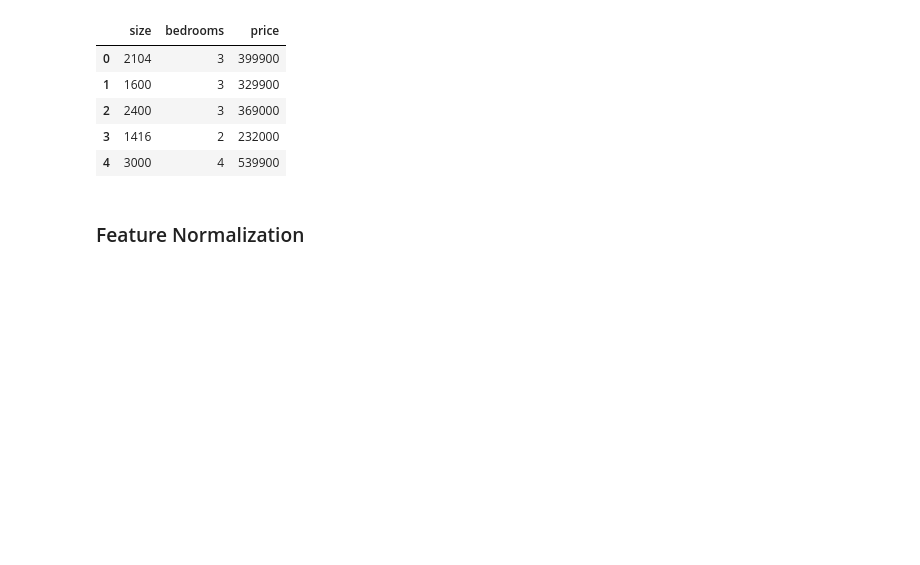
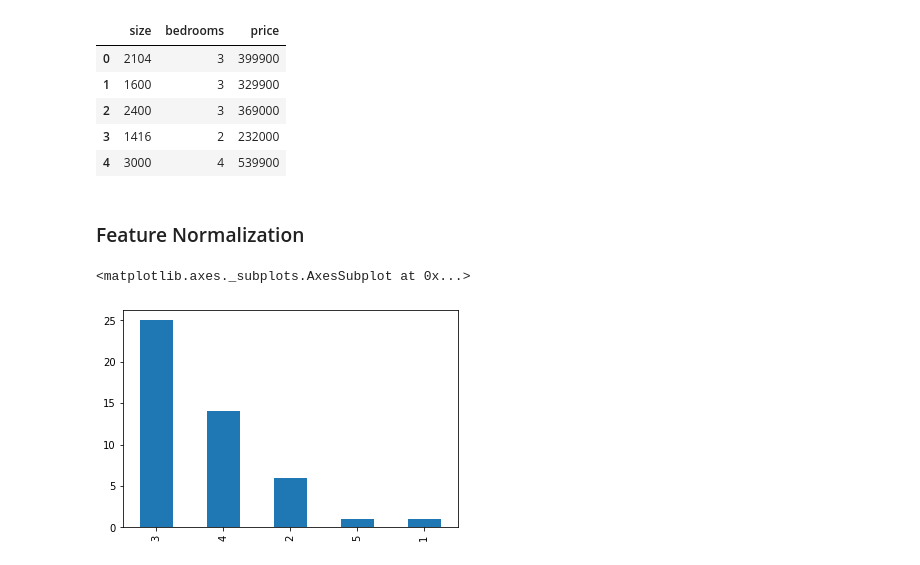
Before and after one commit to mina-parham/Coursera-MachineLearning-AndrewNg, a Jupyter notebook: exercise1/Exercise 1-Linear Regression.ipynb, the cells around one changed output. Saved outputs shown, nothing was run; the diff lists cells and outputs as text; code cells hidden in the pictures; blank space fills up the shorter version.

```diff
--- a/exercise1/Exercise 1-Linear Regression.ipynb
+++ b/exercise1/Exercise 1-Linear Regression.ipynb
@@ -96,3 +97,8 @@ data_x=np.c_[data.loc[:,'size':'bedrooms']].astype('float')
 data_y=np.c_[data['price']].astype('float')
 # %% [markdown]
 ### Feature Normalization
+# %%
+data['bedrooms'].value_counts().plot('bar')
+# %% [output]
+<matplotlib.axes._subplots.AxesSubplot at 0x...>
+[figure, added]
```
Also changed, not shown: parts of 7 cells of this notebook.
